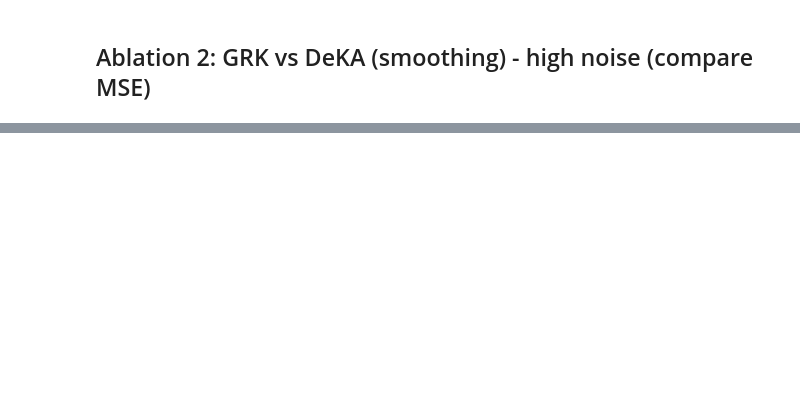
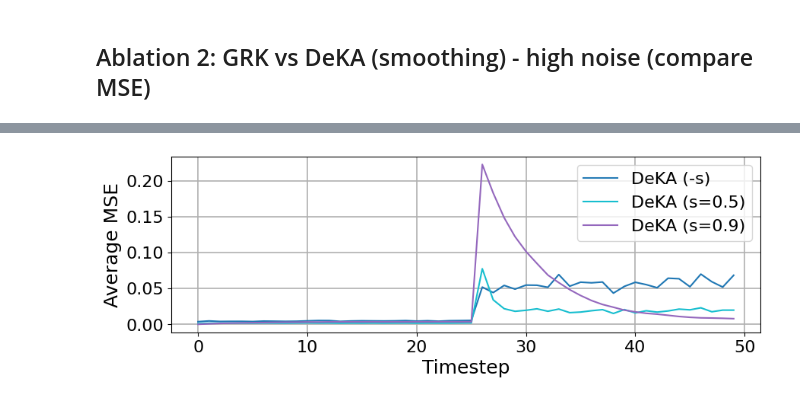
Before and after one commit to ChrisSha0104/Online-Parameter-Estimation-Using-the-Kaczmarz-Method, a Jupyter notebook: python/random_systems.ipynb, the cells around one changed output, grey strips where cells are left out. Cells and saved outputs as stored; diff of their text form; code cells hidden in the pictures; blank space fills up the shorter version.

```diff
--- a/python/random_systems.ipynb
+++ b/python/random_systems.ipynb
@@ -652,3 +489,37 @@ for t in tqdm(range(trials)):
+# %%
+names_mapping = {
+    'deka_0': 'DeKA (-s)',
+    'deka_0.5': 'DeKA (s=0.5)',
+    'deka_0.9': 'DeKA (s=0.9)'
+}
+
+# Plot the average MSE vs timestep with shaded ±1 standard deviation region
+fig, ax = plt.subplots(figsize=(10, 3))
+timesteps = np.arange(nsim)
+
+for name in filter_names:
+    avg_vals = avg_mse_vs_timestep[name]
+    std_vals = std_mse_vs_timestep[name]
+
+    # Ensure lower bound is at least 0
+    lower_bound = np.maximum(0, avg_vals - std_vals)
+    upper_bound = avg_vals + std_vals
+
+    ax.plot(timesteps, avg_vals, label=names_mapping[name], color=colors[name])
+    # ax.fill_between(timesteps, lower_bound, upper_bound, color=colors[name], alpha=0.3)
+
+# Larger labels and legend
+ax.set_xlabel("Timestep", fontsize=18)
+ax.set_ylabel("Average MSE", fontsize=18)
+ax.legend(fontsize=16)
+ax.grid(True, linewidth=1.2)  # Make gridlines more visible
+
+# Increase tick size
+ax.tick_params(axis='both', which='major', labelsize=16)
+
+plt.show()
+# %% [output]
+[figure, added]
 # %%
 print("Parameter tracking MSE averages")
 for name, vals in mse.items():
```
Also changed, not shown: parts of 10 cells of this notebook.
